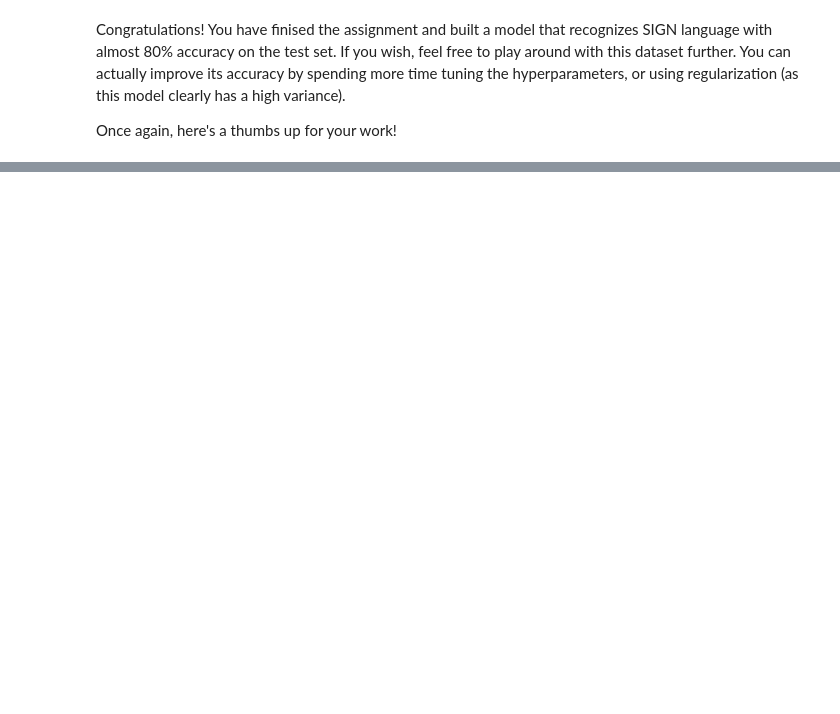
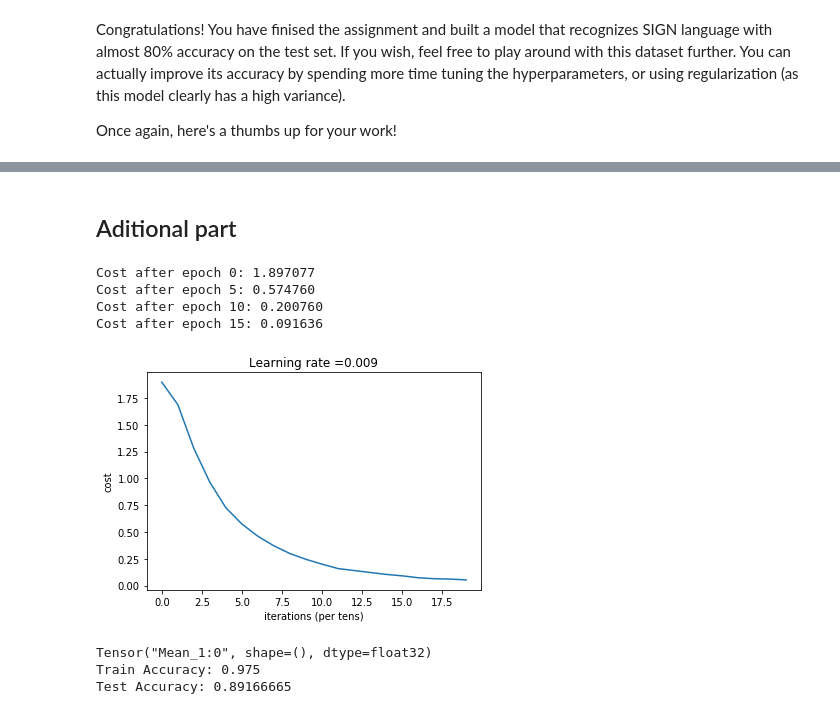
Before and after one commit to adminsolvve/ml_course, a Jupyter notebook: cnn/CNN_application.ipynb, the cells around one changed output, grey strips where cells are left out. Saved outputs shown, nothing was run; the diff lists cells and outputs as text; code cells hidden in the pictures; blank space fills up the shorter version.

```diff
--- a/cnn/CNN_application.ipynb
+++ b/cnn/CNN_application.ipynb
@@ -216,7 +241,7 @@ In detail, we will use the following parameters for all the steps:
 # %%
 # GRADED FUNCTION: forward_propagation
 
-def forward_propagation(X, parameters):
+def forward_propagation(X, parameters, dropout=False):
     """
     Implements the forward propagation for the model:
     CONV2D -> RELU -> MAXPOOL -> CONV2D -> RELU -> MAXPOOL -> FLATTEN -> FULLYCONNECTED
@@ -236,22 +261,26 @@ def forward_propagation(X, parameters):
 
     ### START CODE HERE ###
     # CONV2D: stride of 1, padding 'SAME'
-    Z1 = None
+    Z1 = tf.nn.conv2d(X, W1, strides=[1,1,1,1], padding='SAME' )
     # RELU
-    A1 = None
+    A1 = tf.nn.relu(Z1)
     # MAXPOOL: window 8x8, sride 8, padding 'SAME'
-    P1 = None
+    P1 = tf.nn.max_pool(A1,ksize=[1,8,8,1] ,strides=[1,8,8,1], padding='SAME' )
     # CONV2D: filters W2, stride 1, padding 'SAME'
-    Z2 = None
+    Z2 = tf.nn.conv2d(P1, W2, strides=[1,1,1,1], padding='SAME')
     # RELU
-    A2 = None
+    A2 = tf.nn.relu(Z2)
     # MAXPOOL: window 4x4, stride 4, padding 'SAME'
-    P2 = None
+    P2 = tf.nn.max_pool(A2,ksize=[1,4,4,1], strides=[1,4,4,1], padding='SAME')
     # FLATTEN
-    P2 = None
+    P2 = tf.contrib.layers.flatten(P2)
+
     # FULLY-CONNECTED without non-linear activation function (not not call softmax).
     # 6 neurons in output layer. Hint: one of the arguments should be "activation_fn=None"
-    Z3 = None
+    if dropout:
+        P2=tf.contrib.layers.fully_connected(P2,90, activation_fn=tf.nn.relu)
+        P2=tf.nn.dropout(P2, rate=0.2)
+    Z3 = tf.contrib.layers.fully_connected(P2, 6, activation_fn=None)
     ### END CODE HERE ###
 
     return Z3
@@ -304,7 +339,7 @@ def compute_cost(Z3, Y):
     """
 
     ### START CODE HERE ### (1 line of code)
-    cost = None
+    cost = tf.reduce_mean(tf.nn.softmax_cross_entropy_with_logits(logits=Z3, labels=Y) )
     ### END CODE HERE ###
 
     return cost
@@ -355,7 +398,7 @@ Finally you will create a session and run a for loop  for num_epochs, get the mi
 # GRADED FUNCTION: model
 
 def model(X_train, Y_train, X_test, Y_test, learning_rate = 0.009,
-          num_epochs = 100, minibatch_size = 64, print_cost = True):
+          num_epochs = 65, minibatch_size = 64, print_cost = True, dropout=False):
     """
     Implements a three-layer ConvNet in Tensorflow:
     CONV2D -> RELU -> MAXPOOL -> CONV2D -> RELU -> MAXPOOL -> FLATTEN -> FULLYCONNECTED
@@ -385,27 +428,27 @@ def model(X_train, Y_train, X_test, Y_test, learning_rate = 0.009,
 
     # Create Placeholders of the correct shape
     ### START CODE HERE ### (1 line)
-    X, Y = None
+    X,Y= create_placeholders(n_H0, n_W0, n_C0, n_y)
     ### END CODE HERE ###
 
     # Initialize parameters
     ### START CODE HERE ### (1 line)
-    parameters = None
+    parameters = initialize_parameters()
     ### END CODE HERE ###
 
     # Forward propagation: Build the forward propagation in the tensorflow graph
     ### START CODE HERE ### (1 line)
-    Z3 = None
+    Z3 = forward_propagation(X, parameters, dropout=dropout)
     ### END CODE HERE ###
 
     # Cost function: Add cost function to tensorflow graph
     ### START CODE HERE ### (1 line)
-    cost = None
+    cost = compute_cost(Z3, Y)
     ### END CODE HERE ###
 
     # Backpropagation: Define the tensorflow optimizer. Use an AdamOptimizer that minimizes the cost.
     ### START CODE HERE ### (1 line)
-    optimizer = None
+    optimizer = tf.train.AdamOptimizer(learning_rate).minimize(cost)
     ### END CODE HERE ###
 
     # Initialize all the variables globally
@@ -432,7 +475,7 @@ def model(X_train, Y_train, X_test, Y_test, learning_rate = 0.009,
                 # IMPORTANT: The line that runs the graph on a minibatch.
                 # Run the session to execute the optimizer and the cost, the feedict should contain a minibatch for (X,Y).
                 ### START CODE HERE ### (1 line)
-                _ , temp_cost = None
+                _ , temp_cost = sess.run([optimizer, cost], {X:X_train, Y:Y_train})
                 ### END CODE HERE ###
 
                 minibatch_cost += temp_cost / num_minibatches
@@ -522,0 +588,14 @@ plt.imshow(my_image)
+# %% [markdown]
+## Aditional part
+# %%
+# Let's add dropout layer into model and repeat experiment
+_, _, parameters = model(X_train, Y_train, X_test, Y_test, dropout=True, num_epochs = 20)
+# %% [output]
+Cost after epoch 0: 1.897077
+Cost after epoch 5: 0.574760
+Cost after epoch 10: 0.200760
+Cost after epoch 15: 0.091636
+[figure, added]
+Tensor("Mean_1:0", shape=(), dtype=float32)
+Train Accuracy: 0.975
+Test Accuracy: 0.89166665
```
Also changed, not shown: parts of 10 cells of this notebook, 3 other files.
